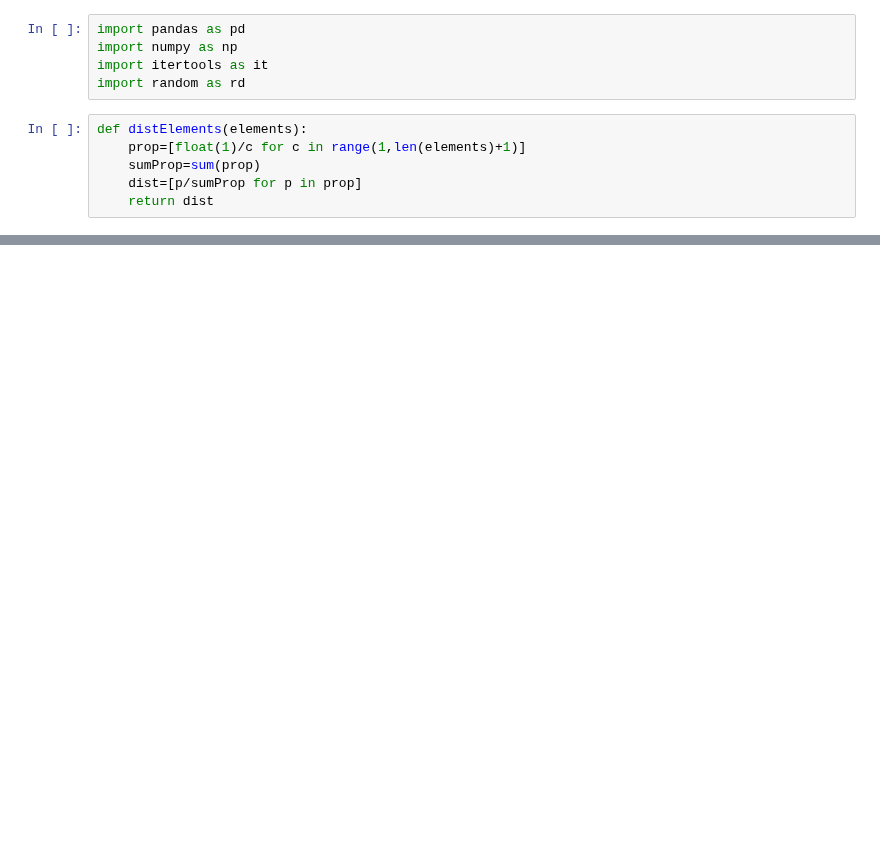
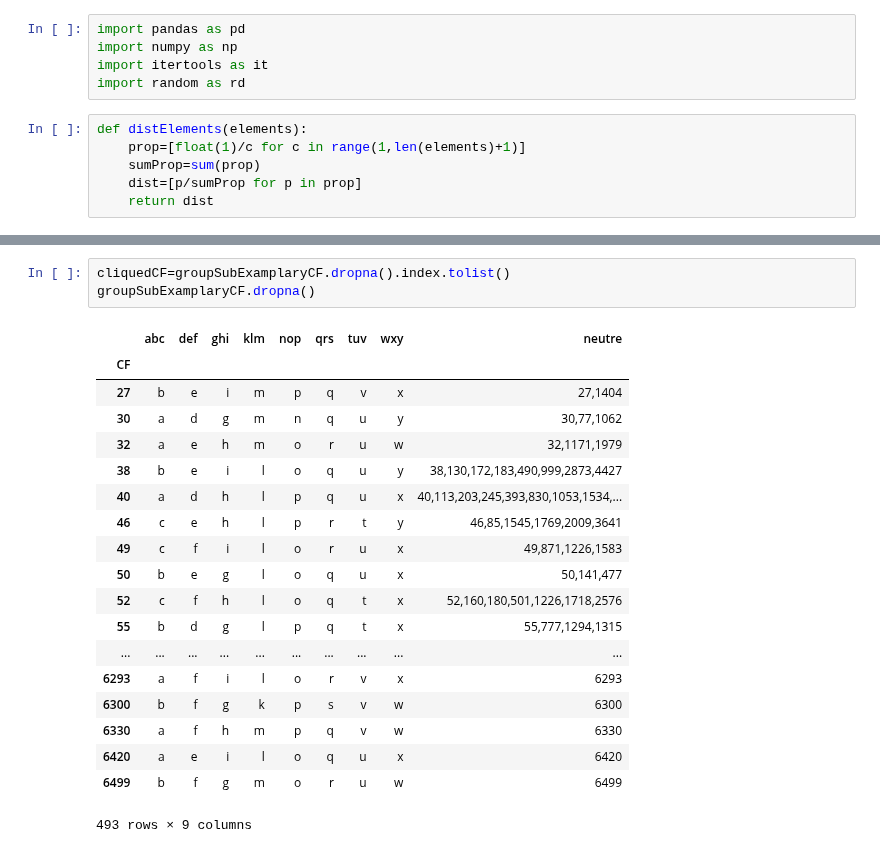
Before and after one commit to gboye/SWIM, a Jupyter notebook: PseudoLanguages/PseudoLexique-CroisementCF.ipynb, the cells around one changed output, grey strips where cells are left out. Saved outputs shown, nothing was run; the diff lists cells and outputs as text; blank space fills up the shorter version.

Commit message:
RulesCliques et CF

```diff
--- a/PseudoLanguages/PseudoLexique-CroisementCF.ipynb
+++ b/PseudoLanguages/PseudoLexique-CroisementCF.ipynb
@@ -141,0 +408,23 @@ len(lexemes[lexemes.index.isin(fullParadigms)].groupby("CF").groups.keys())
+# %%
+cliquedCF=groupSubExamplaryCF.dropna().index.tolist()
+groupSubExamplaryCF.dropna()
+# %% [output]
+|  | abc | def | ghi | klm | nop | qrs | tuv | wxy | neutre |
+| CF |  |  |  |  |  |  |  |  |  |
+| 27 | b | e | i | m | p | q | v | x | 27,1404 |
+| 30 | a | d | g | m | n | q | u | y | 30,77,1062 |
+| 32 | a | e | h | m | o | r | u | w | 32,1171,1979 |
+| 38 | b | e | i | l | o | q | u | y | 38,130,172,183,490,999,2873,4427 |
+| 40 | a | d | h | l | p | q | u | x | 40,113,203,245,393,830,1053,1534,... |
+| 46 | c | e | h | l | p | r | t | y | 46,85,1545,1769,2009,3641 |
+| 49 | c | f | i | l | o | r | u | x | 49,871,1226,1583 |
+| 50 | b | e | g | l | o | q | u | x | 50,141,477 |
+| 52 | c | f | h | l | o | q | t | x | 52,160,180,501,1226,1718,2576 |
+| 55 | b | d | g | l | p | q | t | x | 55,777,1294,1315 |
+| ... | ... | ... | ... | ... | ... | ... | ... | ... | ... |
+| 6293 | a | f | i | l | o | r | v | x | 6293 |
+| 6300 | b | f | g | k | p | s | v | w | 6300 |
+| 6330 | a | f | h | m | p | q | v | w | 6330 |
+| 6420 | a | e | i | l | o | q | u | x | 6420 |
+| 6499 | b | f | g | m | o | r | u | w | 6499 |
+493 rows × 9 columns
```
Also changed, not shown: parts of 56 cells of this notebook, 8 other files.
